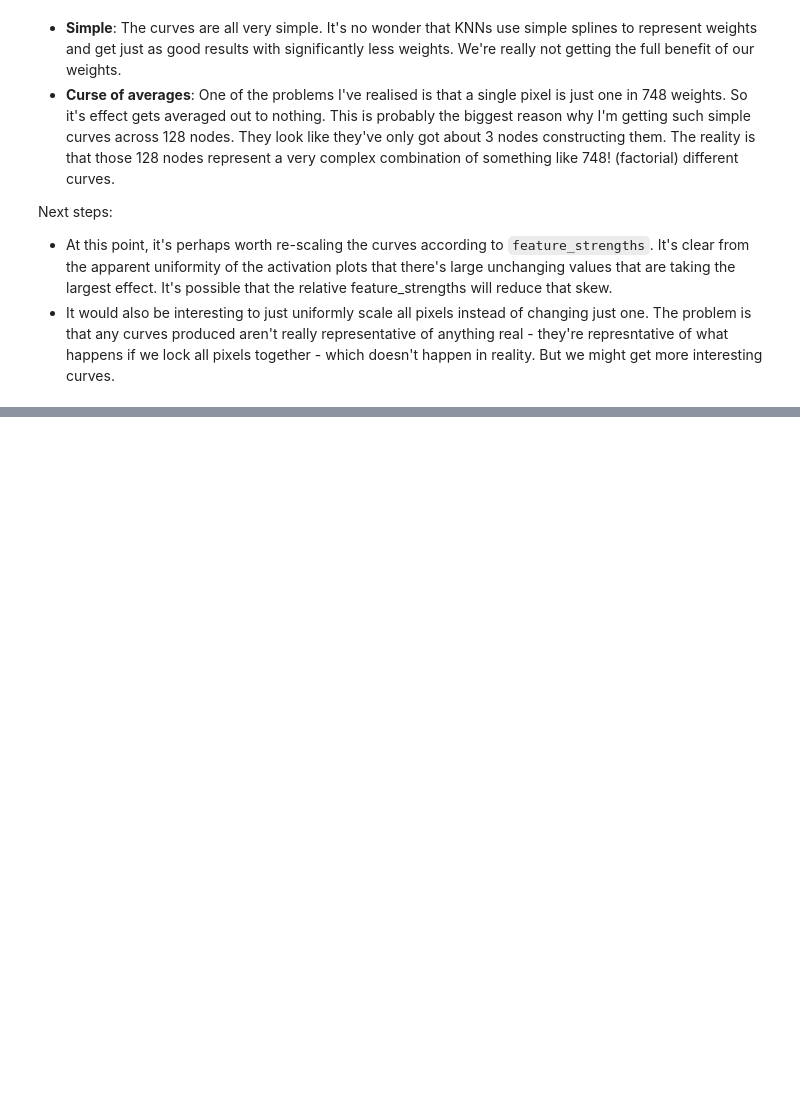
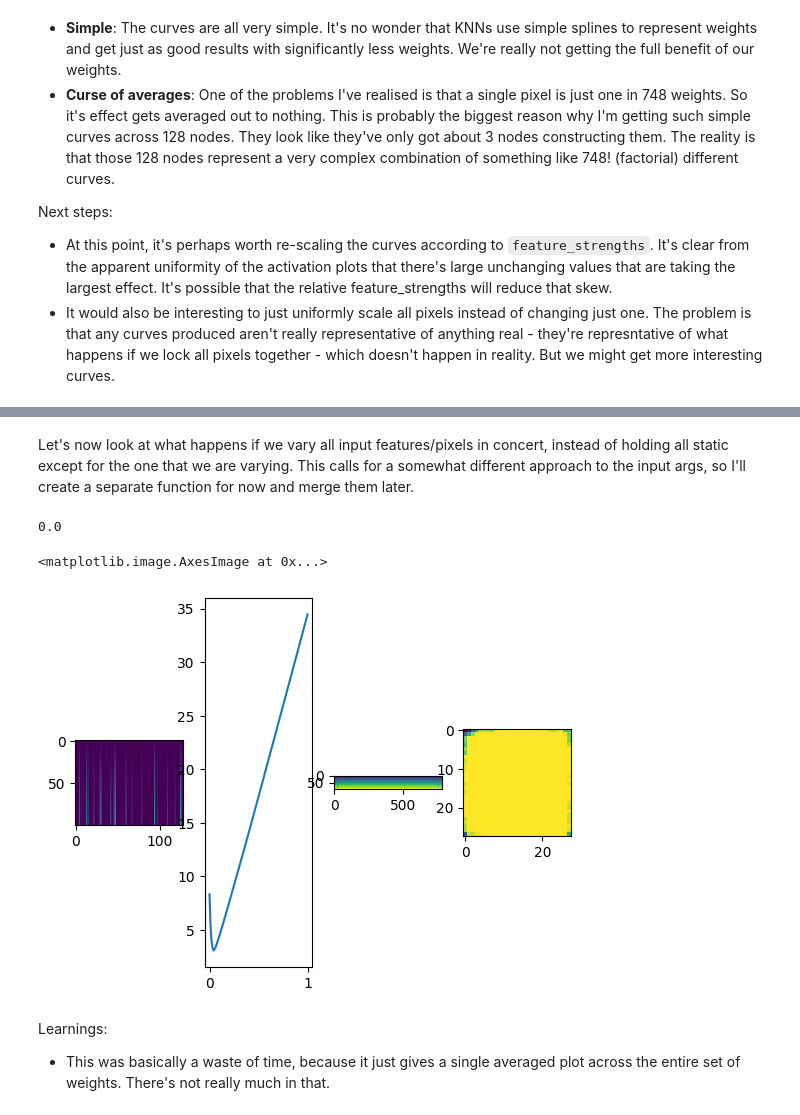
Before and after one commit to malcolmlett/training-instrumentation-toolkit, a Jupyter notebook: Weight_visualisations_v2.ipynb, the cells around one changed output, grey strips where cells are left out. Drawn from its saved outputs; the diff is of its cells as text; code cells hidden in the pictures; blank space fills up the shorter version.

```diff
--- a/Weight_visualisations_v2.ipynb
+++ b/Weight_visualisations_v2.ipynb
@@ -536,0 +577,3 @@ Next steps:
+# %% [markdown]
+Let's now look at what happens if we vary all input features/pixels in concert, instead of holding all static except for the one that we are varying.
+This calls for a somewhat different approach to the input args, so I'll create a separate function for now and merge them later.
@@ -536,0 +633,24 @@ Next steps:
+# %%
+min_value
+# %% [output]
+0.0
+# %%
+# Now plot with each input pixel varied at the same time in concert, and with node scaling
+# Unfortunately, unlike the previous cases, you only get one representative curve here.
+(c, a, inp) = get_output_curve2(model.get_layer("dense"), min_values.reshape(-1), max_values.reshape(-1), 100, node_scaling=feature_strengths)
+
+plt.figure()
+plt.subplot(1,4,1)
+plt.imshow(a)
+plt.subplot(1,4,2)
+plt.plot(v, c)
+plt.subplot(1,4,3)
+plt.imshow(inp)
+plt.subplot(1,4,4)
+plt.imshow(inp[1].reshape(28,28))
+# %% [output]
+<matplotlib.image.AxesImage at 0x...>
+[figure, added]
+# %% [markdown]
+Learnings:
+* This was basically a waste of time, because it just gives a single averaged plot across the entire set of weights. There's not really much in that.
```
Also changed, not shown: parts of 8 cells of this notebook.
